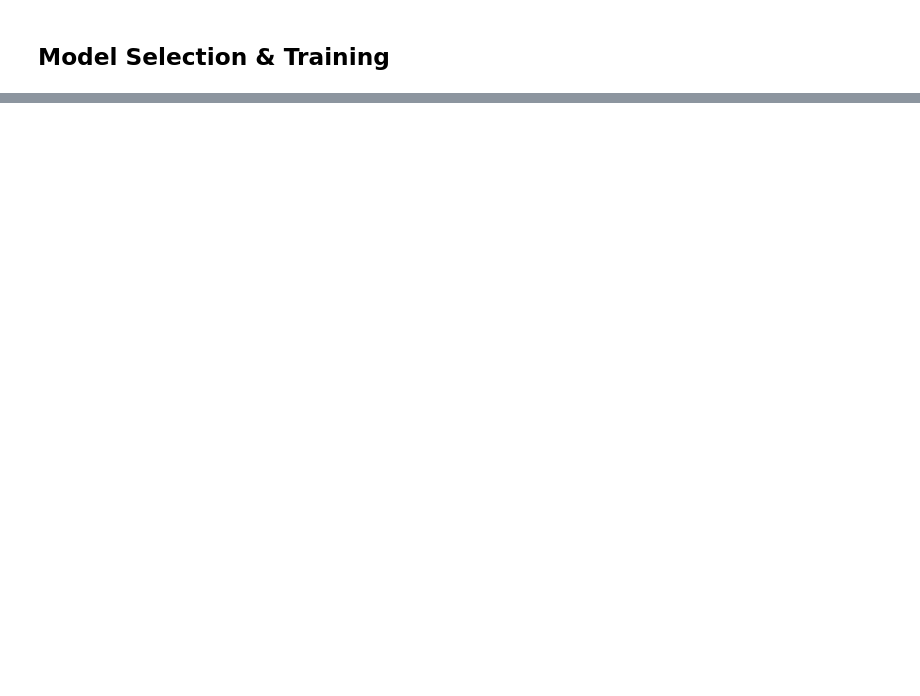
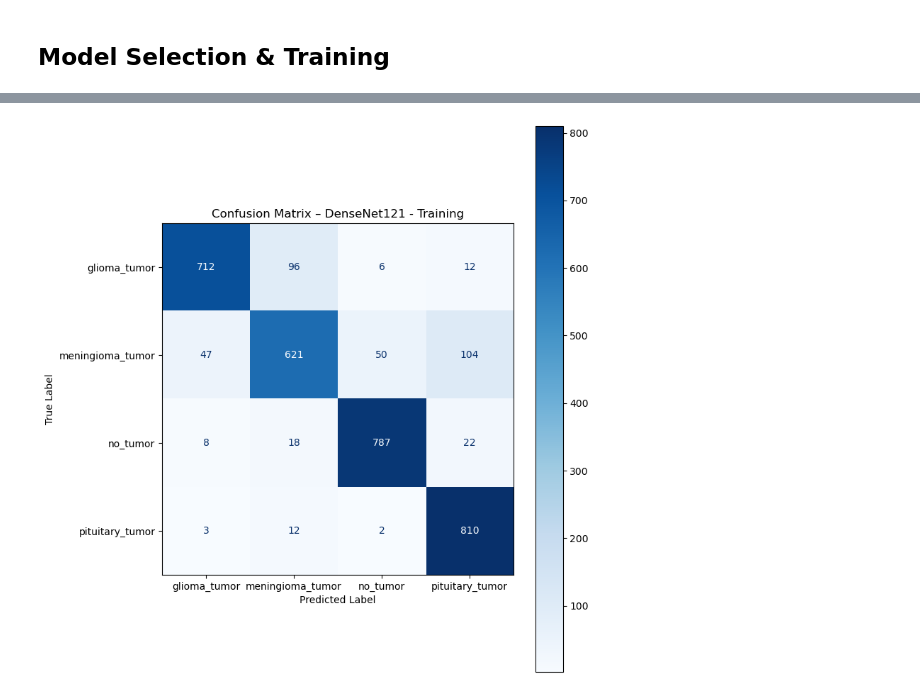
Before and after one commit to angelesolvera2022/Deep-Learning-Brain-Tumor-Classification-, a Jupyter notebook: Deep Learning Brain Tumor Classification.ipynb, the cells around one changed output, grey strips where cells are left out. Saved outputs shown, nothing was run; the diff lists cells and outputs as text; code cells hidden in the pictures; blank space fills up the shorter version.

Commit message:
Final Model
Final Model

```diff
--- a/Deep Learning Brain Tumor Classification.ipynb
+++ b/Deep Learning Brain Tumor Classification.ipynb
@@ -227,0 +330,7 @@ Every time this cell is executed it will run a picture with its brightness score
+# %%
+model_densenet_history = model_densenet.fit(
+    X_train_rgb, y_train_cat,
+    epochs= 5,
+    batch_size=32,
+    shuffle=True
+)
@@ -227,0 +389,4 @@ Every time this cell is executed it will run a picture with its brightness score
+# %%
+def predictions(model, train_data):
+    probs = model.predict(train_data)
+    return np.argmax(probs, axis=1)  # Return encoded labels directly
@@ -227,0 +411,2 @@ Every time this cell is executed it will run a picture with its brightness score
+# %%
+model_densene_pred =predictions(model_densenet, X_train_rgb)
@@ -241,0 +512,13 @@ Every time this cell is executed it will run a picture with its brightness score
+# %%
+def conf_matrix(y_train_test, y_pred, model_name="Model"):
+    cm = confusion_matrix(y_train_test, y_pred)
+    labels = label_encoder.classes_
+
+    disp = ConfusionMatrixDisplay(confusion_matrix=cm, display_labels=labels)
+    fig, ax = plt.subplots(figsize=(8, 10))
+    disp.plot(cmap='Blues', values_format='d', ax=ax)
+    plt.title(f"Confusion Matrix – {model_name}")
+    plt.xlabel("Predicted Label")
+    plt.ylabel("True Label")
+    plt.grid(False)
+    plt.show()
@@ -241,0 +530,4 @@ Every time this cell is executed it will run a picture with its brightness score
+# %%
+conf_matrix(y_train_encoded, model_densene_pred, model_name="DenseNet121 - Training")
+# %% [output]
+[figure, added]
```
Also changed, not shown: parts of 86 cells of this notebook, 1 other file.
